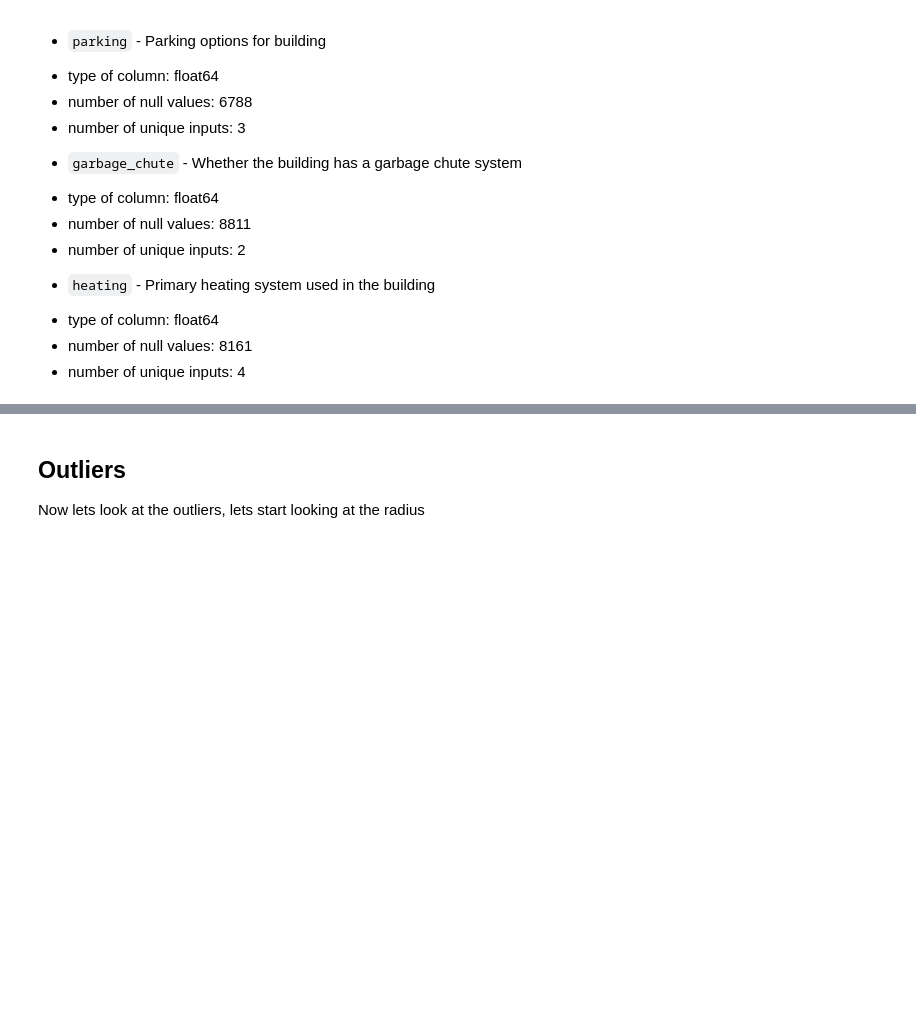
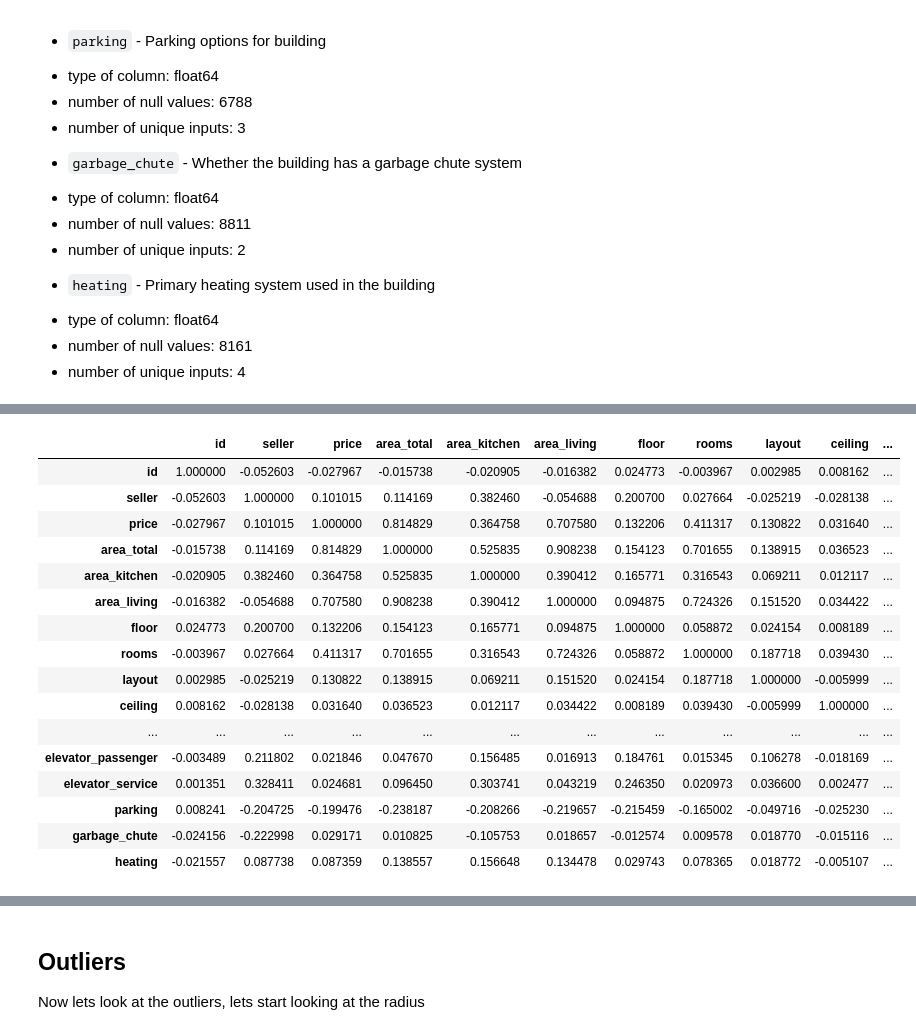
Before and after one commit to kjappvaffel/moscow_housing, a Jupyter notebook: EDA_DataCleaning_FeatureEngineering/EDA.ipynb, the cells around one changed output, grey strips where cells are left out. Saved outputs shown, nothing was run; the diff lists cells and outputs as text; code cells hidden in the pictures; blank space fills up the shorter version.

```diff
--- a/EDA_DataCleaning_FeatureEngineering/EDA.ipynb
+++ b/EDA_DataCleaning_FeatureEngineering/EDA.ipynb
@@ -396,0 +261,23 @@ We think building_price is better because there is more equal within a building
+# %%
+#code to look more at data
+
+# plot correleation of data to see which rows to focus on
+all_data.corr().style.background_gradient(cmap='coolwarm')
+# %% [output]
+|  | id | seller | price | area_total | area_kitchen | area_living | floor | rooms | layout | ceiling | ... |
+| id | 1.000000 | -0.052603 | -0.027967 | -0.015738 | -0.020905 | -0.016382 | 0.024773 | -0.003967 | 0.002985 | 0.008162 | ... |
+| seller | -0.052603 | 1.000000 | 0.101015 | 0.114169 | 0.382460 | -0.054688 | 0.200700 | 0.027664 | -0.025219 | -0.028138 | ... |
+| price | -0.027967 | 0.101015 | 1.000000 | 0.814829 | 0.364758 | 0.707580 | 0.132206 | 0.411317 | 0.130822 | 0.031640 | ... |
+| area_total | -0.015738 | 0.114169 | 0.814829 | 1.000000 | 0.525835 | 0.908238 | 0.154123 | 0.701655 | 0.138915 | 0.036523 | ... |
+| area_kitchen | -0.020905 | 0.382460 | 0.364758 | 0.525835 | 1.000000 | 0.390412 | 0.165771 | 0.316543 | 0.069211 | 0.012117 | ... |
+| area_living | -0.016382 | -0.054688 | 0.707580 | 0.908238 | 0.390412 | 1.000000 | 0.094875 | 0.724326 | 0.151520 | 0.034422 | ... |
+| floor | 0.024773 | 0.200700 | 0.132206 | 0.154123 | 0.165771 | 0.094875 | 1.000000 | 0.058872 | 0.024154 | 0.008189 | ... |
+| rooms | -0.003967 | 0.027664 | 0.411317 | 0.701655 | 0.316543 | 0.724326 | 0.058872 | 1.000000 | 0.187718 | 0.039430 | ... |
+| layout | 0.002985 | -0.025219 | 0.130822 | 0.138915 | 0.069211 | 0.151520 | 0.024154 | 0.187718 | 1.000000 | -0.005999 | ... |
+| ceiling | 0.008162 | -0.028138 | 0.031640 | 0.036523 | 0.012117 | 0.034422 | 0.008189 | 0.039430 | -0.005999 | 1.000000 | ... |
+| ... | ... | ... | ... | ... | ... | ... | ... | ... | ... | ... | ... |
+| elevator_passenger | -0.003489 | 0.211802 | 0.021846 | 0.047670 | 0.156485 | 0.016913 | 0.184761 | 0.015345 | 0.106278 | -0.018169 | ... |
+| elevator_service | 0.001351 | 0.328411 | 0.024681 | 0.096450 | 0.303741 | 0.043219 | 0.246350 | 0.020973 | 0.036600 | 0.002477 | ... |
+| parking | 0.008241 | -0.204725 | -0.199476 | -0.238187 | -0.208266 | -0.219657 | -0.215459 | -0.165002 | -0.049716 | -0.025230 | ... |
+| garbage_chute | -0.024156 | -0.222998 | 0.029171 | 0.010825 | -0.105753 | 0.018657 | -0.012574 | 0.009578 | 0.018770 | -0.015116 | ... |
+| heating | -0.021557 | 0.087738 | 0.087359 | 0.138557 | 0.156648 | 0.134478 | 0.029743 | 0.078365 | 0.018772 | -0.005107 | ... |
```
Also changed, not shown: parts of 39 cells of this notebook.
